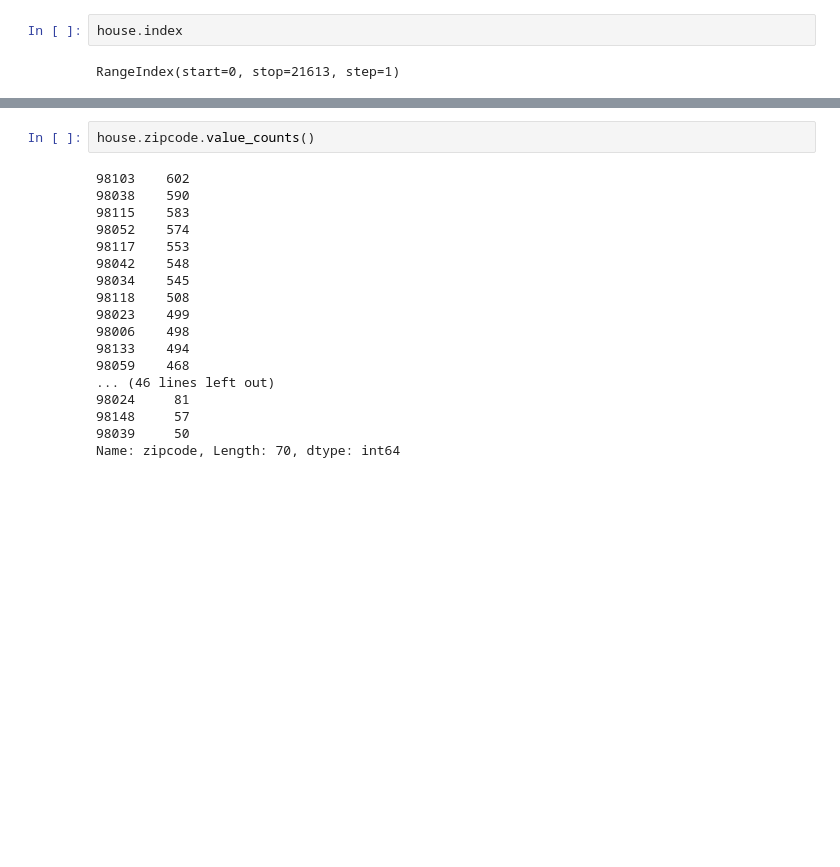
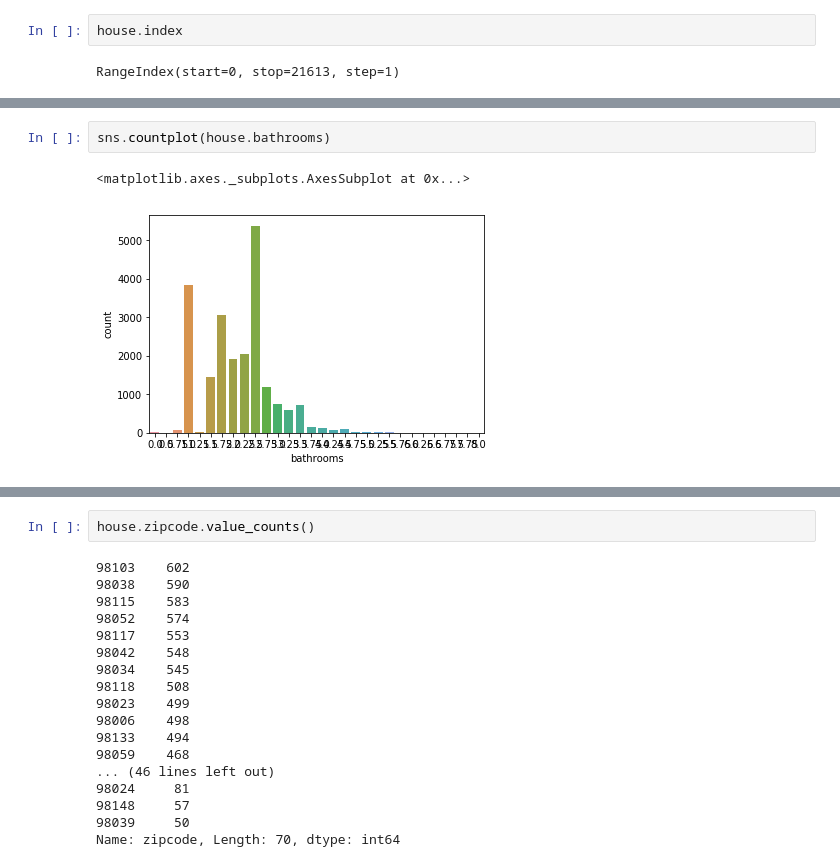
Before and after one commit to sohan0201/Assignment1, a Jupyter notebook: Assignment 8.ipynb, the cells around one changed output, grey strips where cells are left out. Drawn from its saved outputs; the diff is of its cells as text; blank space fills up the shorter version.

```diff
--- a/Assignment 8.ipynb
+++ b/Assignment 8.ipynb
@@ -102,0 +145,5 @@ house.describe()
+# %%
+sns.countplot(house.bathrooms)
+# %% [output]
+<matplotlib.axes._subplots.AxesSubplot at 0x...>
+[figure, added]
```
Also changed, not shown: parts of 34 cells of this notebook.
